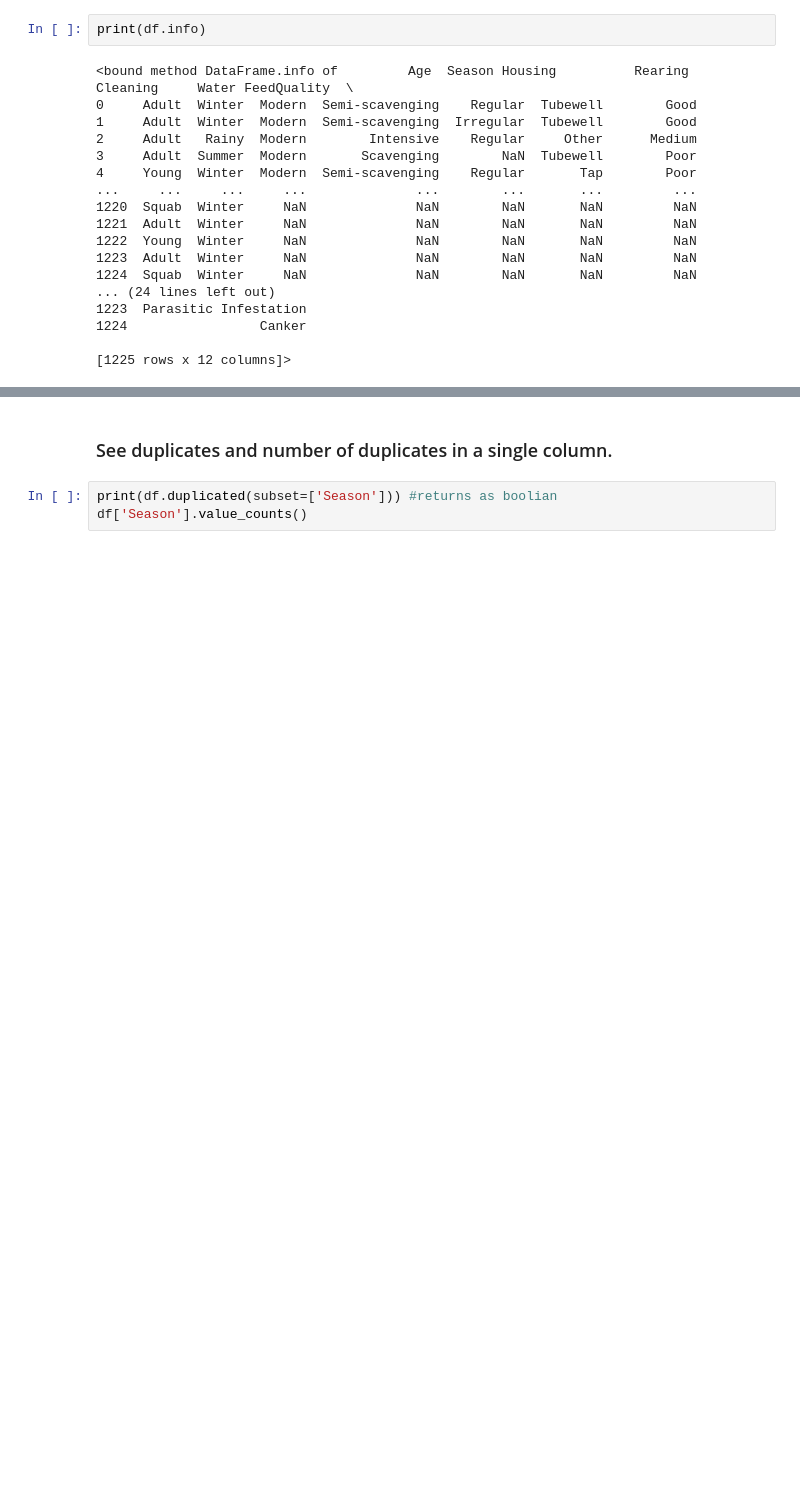
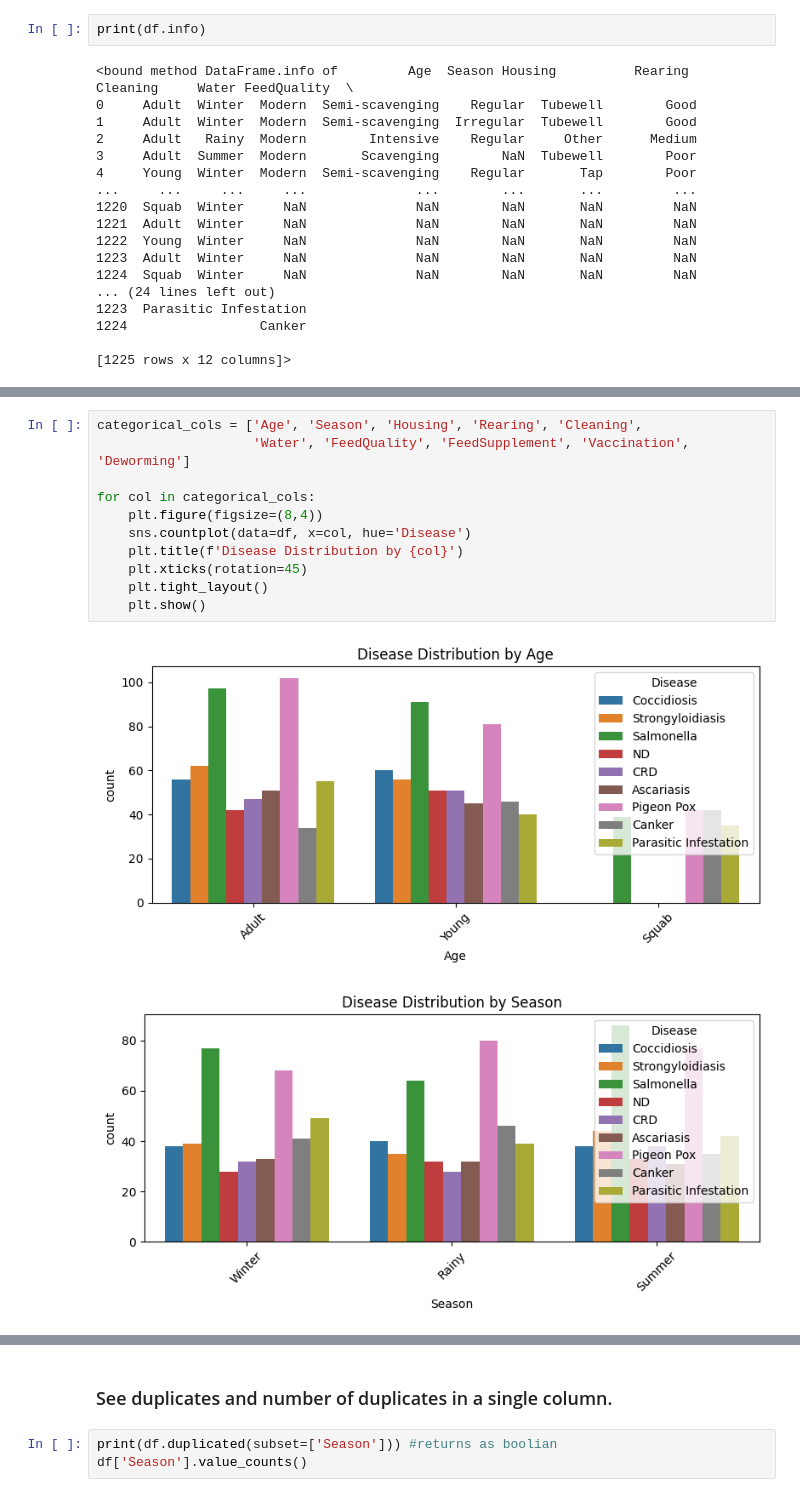
Before and after one commit to ashia-002/python-oop-pandas-numpy, a Jupyter notebook: Data_Exploration.ipynb, the cells around one changed output, grey strips where cells are left out. Cells and saved outputs as stored; diff of their text form; blank space fills up the shorter version.

```diff
--- a/Data_Exploration.ipynb
+++ b/Data_Exploration.ipynb
@@ -61,0 +75,14 @@ print(df.info)
+# %%
+categorical_cols = ['Age', 'Season', 'Housing', 'Rearing', 'Cleaning',
+                    'Water', 'FeedQuality', 'FeedSupplement', 'Vaccination', 'Deworming']
+
+for col in categorical_cols:
+    plt.figure(figsize=(8,4))
+    sns.countplot(data=df, x=col, hue='Disease')
+    plt.title(f'Disease Distribution by {col}')
+    plt.xticks(rotation=45)
+    plt.tight_layout()
+    plt.show()
+# %% [output]
+[figure, added]
+[figure, added]
```
Also changed, not shown: parts of 11 cells of this notebook.
